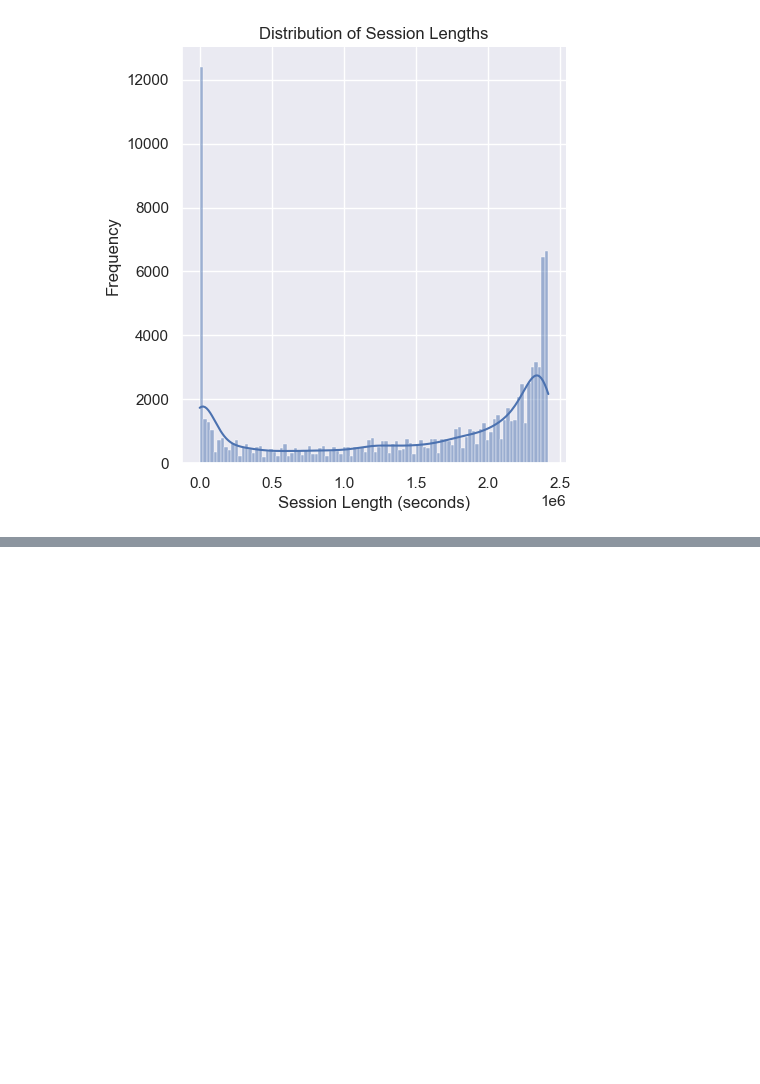
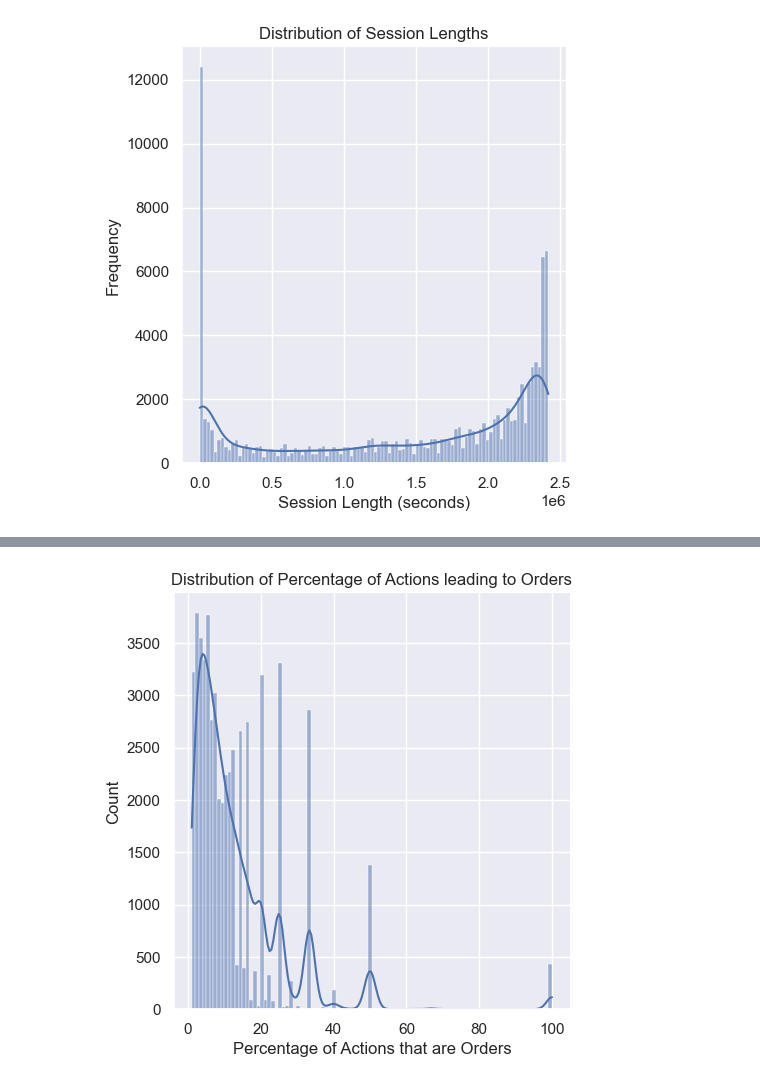
Before and after one commit to axa99/ottp-multi-recs, a Jupyter notebook: ottp-eda_12_05_2022.ipynb, the cells around one changed output, grey strips where cells are left out. Saved outputs shown, nothing was run; the diff lists cells and outputs as text; code cells hidden in the pictures; blank space fills up the shorter version.

Commit message:
action percentage calculations

```diff
--- a/ottp-eda_12_05_2022.ipynb
+++ b/ottp-eda_12_05_2022.ipynb
@@ -349,2 +313,3 @@ top_aids_cart_no_order
 # %%
-all_dfs_concat[all_dfs_concat['aid']==1825743]['type'].value_counts()
+df = all_dfs_concat.copy()
+df = df[['aid','type']]
@@ -355,0 +316,2 @@ Name: type, dtype: int64
+# %%
+df = df.groupby(['aid','type']).agg(counts=('type','count')).reset_index()
@@ -355,0 +334,6 @@ Name: type, dtype: int64
+# %%
+df['pct_act'] = (df['counts']/df.groupby('aid')['counts'].transform('sum'))*100
+# %%
+orders_pct_action = df[(df['type']=='orders') \
+    & df.pct_act.between(1,100)
+    ].sort_values('pct_act',ascending=False)
@@ -355,0 +356,7 @@ Name: type, dtype: int64
+# %%
+sns.displot(orders_pct_action["pct_act"], bins=100, kde=True)
+plt.title("Distribution of Percentage of Actions leading to Orders");
+plt.xlabel("Percentage of Actions that are Orders");
+# plt.ylabel("Frequency")
+# %% [output]
+[figure, added]
```
Also changed, not shown: parts of 5 cells of this notebook.
